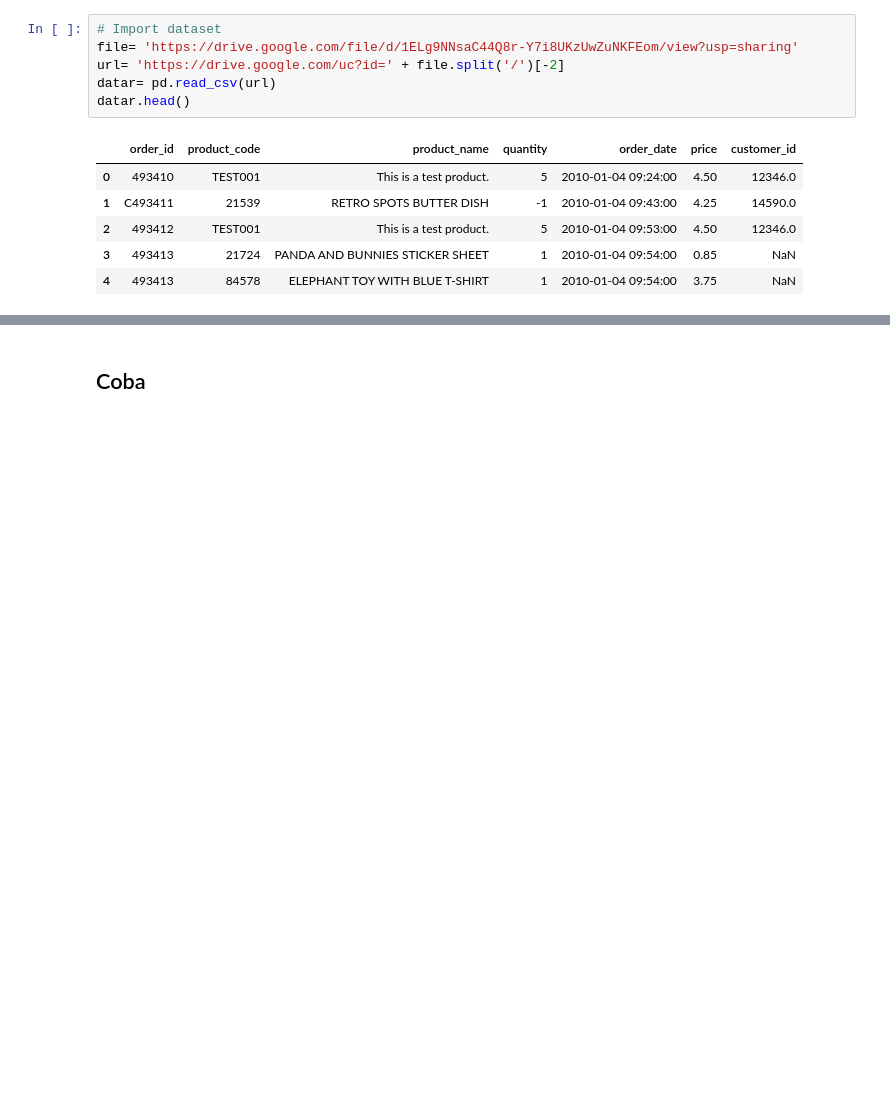
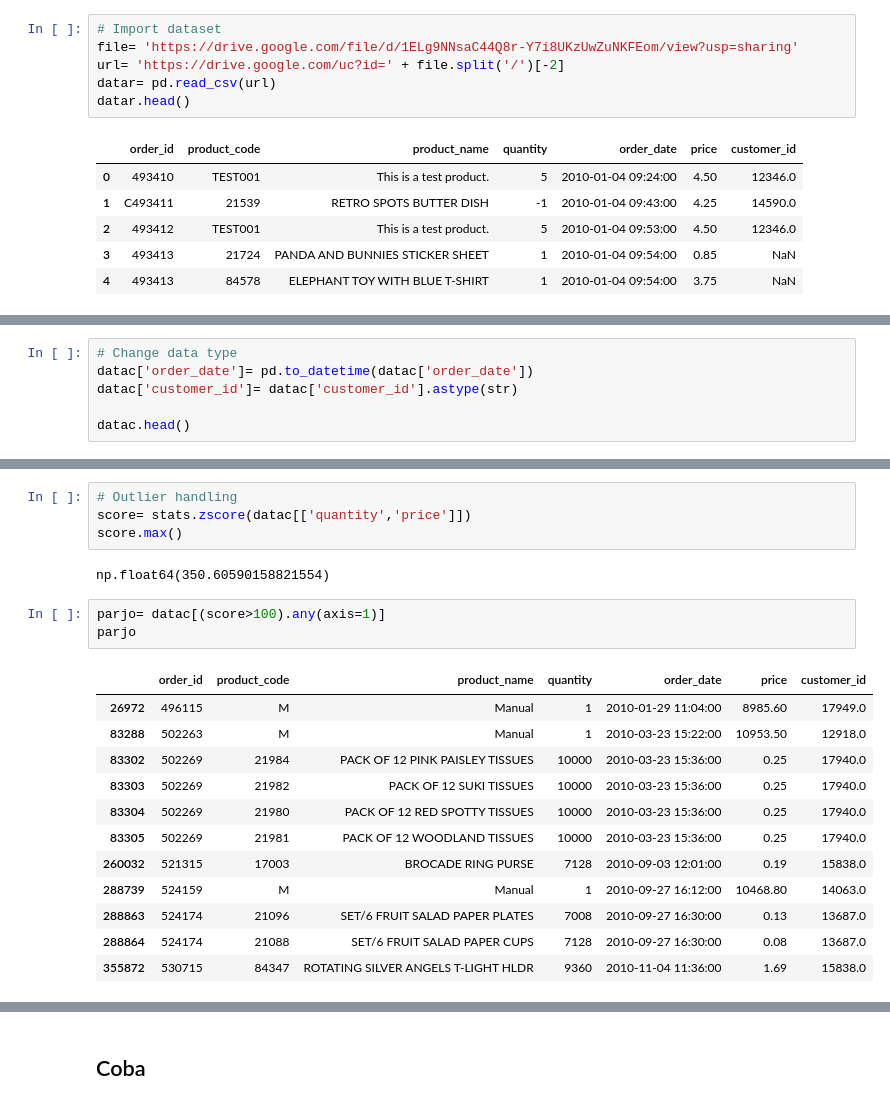
Before and after one commit to enthokz/Cohort-Analysis, a Jupyter notebook: MySkill/User Retention Analysis.ipynb, the cells around one changed output, grey strips where cells are left out. Cells and saved outputs as stored; diff of their text form; blank space fills up the shorter version.

```diff
--- a/MySkill/User Retention Analysis.ipynb
+++ b/MySkill/User Retention Analysis.ipynb
@@ -69,0 +204,6 @@ memory usage: 22.0+ MB
+# %%
+# Change data type
+datac['order_date']= pd.to_datetime(datac['order_date'])
+datac['customer_id']= datac['customer_id'].astype(str)
+
+datac.head()
@@ -69,0 +229,22 @@ memory usage: 22.0+ MB
+# %%
+# Outlier handling
+score= stats.zscore(datac[['quantity','price']])
+score.max()
+# %% [output]
+np.float64(350.60590158821554)
+# %%
+parjo= datac[(score>100).any(axis=1)]
+parjo
+# %% [output]
+|  | order_id | product_code | product_name | quantity | order_date | price | customer_id |
+| 26972 | 496115 | M | Manual | 1 | 2010-01-29 11:04:00 | 8985.60 | 17949.0 |
+| 83288 | 502263 | M | Manual | 1 | 2010-03-23 15:22:00 | 10953.50 | 12918.0 |
+| 83302 | 502269 | 21984 | PACK OF 12 PINK PAISLEY TISSUES | 10000 | 2010-03-23 15:36:00 | 0.25 | 17940.0 |
+| 83303 | 502269 | 21982 | PACK OF 12 SUKI TISSUES | 10000 | 2010-03-23 15:36:00 | 0.25 | 17940.0 |
+| 83304 | 502269 | 21980 | PACK OF 12 RED SPOTTY TISSUES | 10000 | 2010-03-23 15:36:00 | 0.25 | 17940.0 |
+| 83305 | 502269 | 21981 | PACK OF 12 WOODLAND TISSUES | 10000 | 2010-03-23 15:36:00 | 0.25 | 17940.0 |
+| 260032 | 521315 | 17003 | BROCADE RING PURSE | 7128 | 2010-09-03 12:01:00 | 0.19 | 15838.0 |
+| 288739 | 524159 | M | Manual | 1 | 2010-09-27 16:12:00 | 10468.80 | 14063.0 |
+| 288863 | 524174 | 21096 | SET/6 FRUIT SALAD PAPER PLATES | 7008 | 2010-09-27 16:30:00 | 0.13 | 13687.0 |
+| 288864 | 524174 | 21088 | SET/6 FRUIT SALAD PAPER CUPS | 7128 | 2010-09-27 16:30:00 | 0.08 | 13687.0 |
+| 355872 | 530715 | 84347 | ROTATING SILVER ANGELS T-LIGHT HLDR | 9360 | 2010-11-04 11:36:00 | 1.69 | 15838.0 |
```
Also changed, not shown: parts of 25 cells of this notebook.
